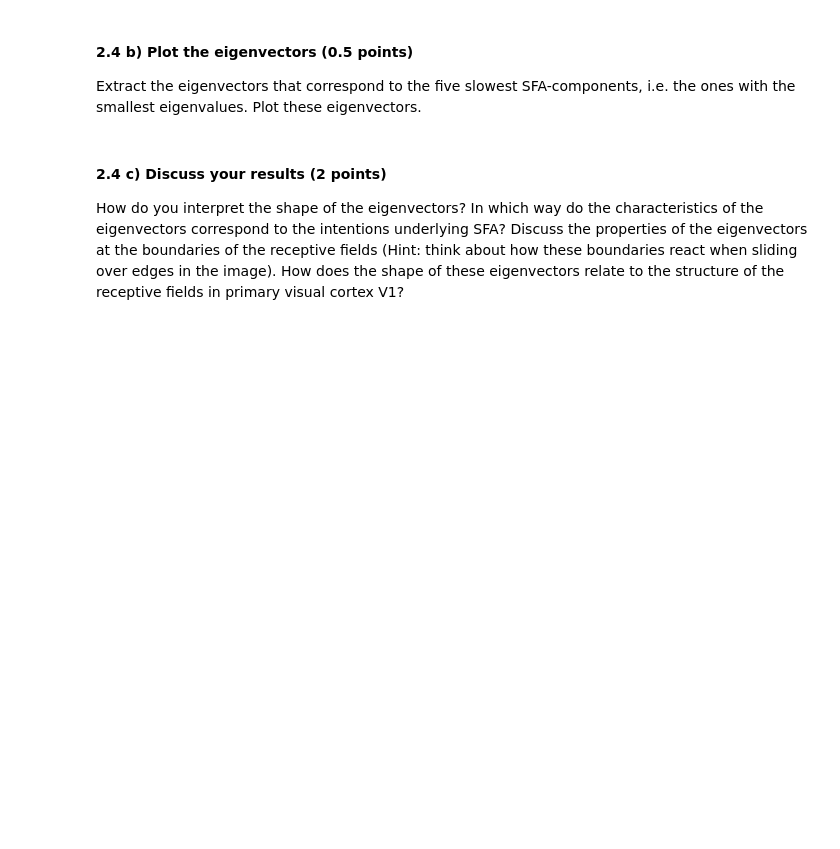
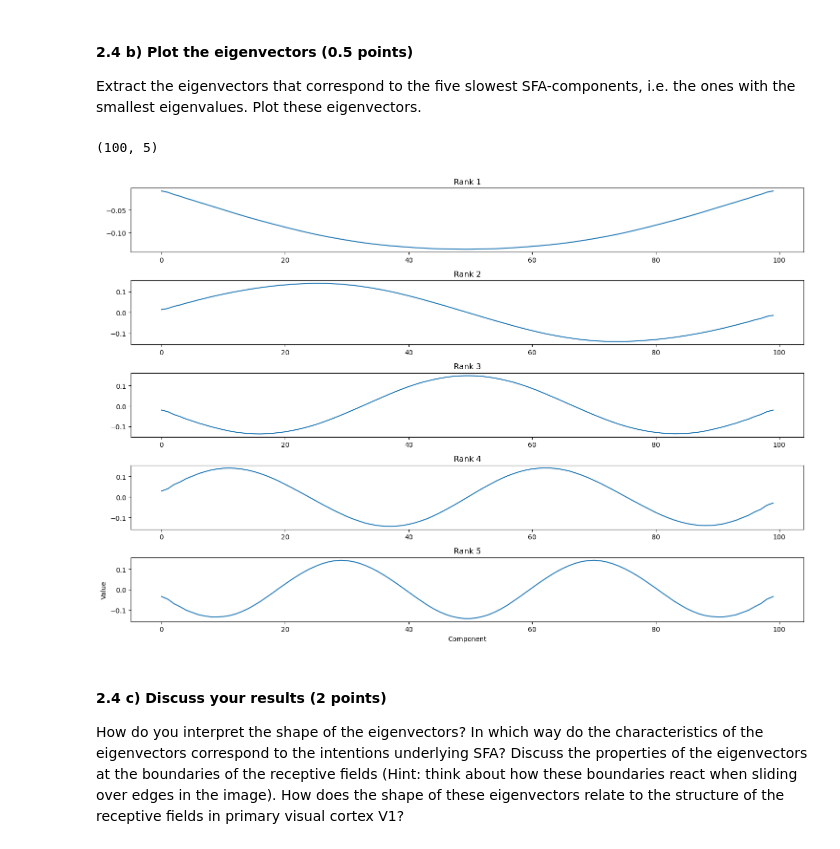
Before and after one commit to lfogarty98/mhbf_pt, a Jupyter notebook: 2-sfa/sfa.ipynb, the cells around one changed output. Saved outputs shown, nothing was run; the diff lists cells and outputs as text; code cells hidden in the pictures; blank space fills up the shorter version.

```diff
--- a/2-sfa/sfa.ipynb
+++ b/2-sfa/sfa.ipynb
@@ -270,8 +287,9 @@ In this task, we will use linear SFA to learn 1D-receptive fields. We first gene
 ### 2.1 Generate a 1D image (0.5 points)
 Generate a 1D-image of length $L=10000$ pixels with the same power spectral density as before, but with $\epsilon= 0.04$ (use your implementation of `generate_signal` from exercise 1). Store this image in the variable `image`.
 # %%
-# YOUR CODE HERE
-raise NotImplementedError()
+L = 10000
+epsilon = 0.04
+image = generate_signal(T=L, epsilon=epsilon)
 # %%
 """ Test that variable `image` is defined """
 
@@ -282,5 +300,13 @@ Extract a time-dependent receptive field input by sliding a window of length $l=
 
 <img src="sliding_window.png" width=300px />
 # %%
-# YOUR CODE HERE
-raise NotImplementedError()
+l = 100
+T = L - l + 1
+X_image = np.ones((100, 9901))
+for px in range(l):
+    X_image[px] = image[px:(T+px)]
+# for i in range(0, L - l):
+#     X_image[:, i] = image[i : i + l]
+
+X_image = X_image - np.mean(X_image, axis=1, keepdims=True)
+X_image.shape
@@ -297,2 +322,9 @@ raise NotImplementedError()
+# %%
+C = X_image @ X_image.T
+X_image_dot = np.diff(X_image)
+C_dot = (X_image_dot @ X_image_dot.T) / (T - 1)
+
+Lamda, W = scipy.linalg.eig(C_dot, C)
+W = W / np.linalg.norm(W, axis=0)
 # %%
 X_image_dot.shape
@@ -307,8 +341,8 @@ for varname in ["Lamda", "W"]:
 #### 2.4 a) Sort the eigenvectors (1 point)
 Sort the eigenvectors according to the magnitude of the corresponding eigenvalues. This gives you a matrix $W_{\text{sorted}}$ of the same shape as $W$. Store this matrix in the variable `W_sorted`.
 # %%
-# YOUR CODE HERE
-raise NotImplementedError()
+ev_indices = np.argsort(Lamda)
+W_sorted = W[:, ev_indices]
 # %%
 """ Test that variable `W_sorted` is defined """
 
@@ -317,8 +351,21 @@ assert_var_defined("W_sorted")
 #### 2.4 b) Plot the eigenvectors (0.5 points)
 Extract the eigenvectors that correspond to the five slowest SFA-components, i.e. the ones with the smallest eigenvalues. Plot these eigenvectors.
 # %%
-# YOUR CODE HERE
-raise NotImplementedError()
+eigenvectors_slowest = W_sorted[:,:5]
+print(eigenvectors_slowest.shape)
+fig, ax = plt.subplots(5, 1, figsize = (15, 10))
+
+for i in range(5):
+    ax[i].set_title("Rank " + str(i + 1))
+    ax[i].plot(np.arange(0,100,1), eigenvectors_slowest[:,i])
+
+plt.xlabel('Component')
+plt.ylabel('Value')
+plt.tight_layout()
+plt.show()
+# %% [output]
+(100, 5)
+[figure, added]
 # %% [markdown]
 #### 2.4 c) Discuss your results (2 points)
 How do you interpret the shape of the eigenvectors? In which way do the characteristics of the eigenvectors correspond to the intentions underlying SFA? Discuss the properties of the eigenvectors at the boundaries of the receptive fields (Hint: think about how these boundaries react when sliding over edges in the image). How does the shape of these eigenvectors relate to the structure of the receptive fields in primary visual cortex V1?
```
Also changed, not shown: parts of 11 cells of this notebook.
